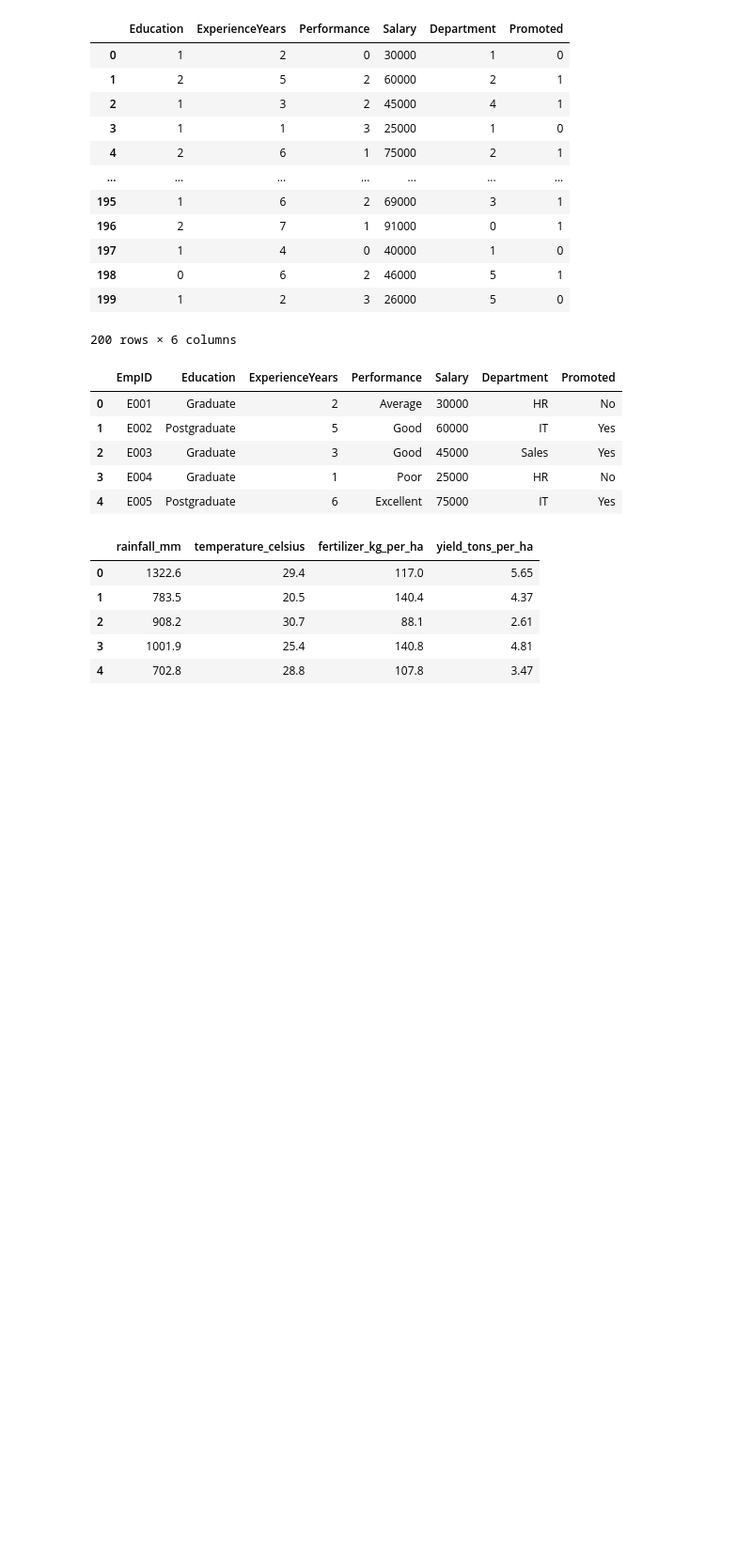
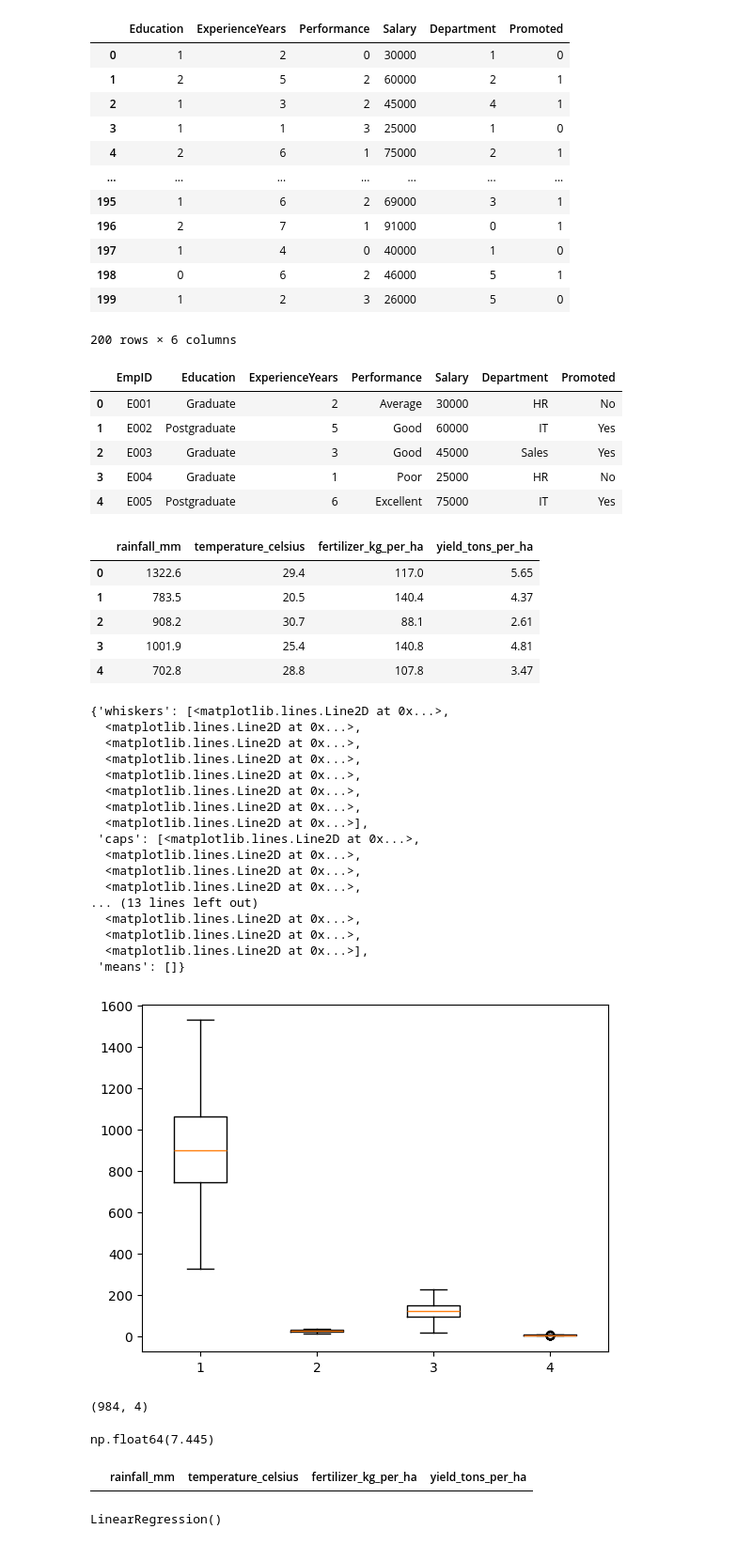
Before and after one commit to roshan-pardeshi/machine-learning, a Jupyter notebook: machine learning/day_14.ipynb, the cells around one changed output. Shown at 94% size. Saved outputs shown, nothing was run; the diff lists cells and outputs as text; code cells hidden in the pictures; blank space fills up the shorter version.

```diff
--- a/machine learning/day_14.ipynb
+++ b/machine learning/day_14.ipynb
@@ -207,4 +207,23 @@ df.head()
 | 3 | 1001.9 | 25.4 | 140.8 | 4.81 |
 | 4 | 702.8 | 28.8 | 107.8 | 3.47 |
 # %%
-x = df[[
+plt.boxplot(df[["rainfall_mm","temperature_celsius","fertilizer_kg_per_ha","yield_tons_per_ha"]])
+# %% [output]
+{'whiskers': [<matplotlib.lines.Line2D at 0x...>,
+  <matplotlib.lines.Line2D at 0x...>,
+  <matplotlib.lines.Line2D at 0x...>,
+  <matplotlib.lines.Line2D at 0x...>,
+  <matplotlib.lines.Line2D at 0x...>,
+  <matplotlib.lines.Line2D at 0x...>,
+  <matplotlib.lines.Line2D at 0x...>,
+  <matplotlib.lines.Line2D at 0x...>],
+ 'caps': [<matplotlib.lines.Line2D at 0x...>,
+  <matplotlib.lines.Line2D at 0x...>,
+  <matplotlib.lines.Line2D at 0x...>,
+  <matplotlib.lines.Line2D at 0x...>,
+... (13 lines left out)
+  <matplotlib.lines.Line2D at 0x...>,
+  <matplotlib.lines.Line2D at 0x...>,
+  <matplotlib.lines.Line2D at 0x...>],
+ 'means': []}
+[figure, added]
@@ -210,0 +240,4 @@ x = df[[
+# %%
+df.shape
+# %% [output]
+(984, 4)
@@ -210,0 +266,15 @@ x = df[[
+# %%
+q1 = df["yield_tons_per_ha"].quantile(0.25)
+q3 = df["yield_tons_per_ha"].quantile(0.75)
+iqr = q3-q1
+
+low = q1-1.5*(iqr)
+high = q3+1.5*(iqr)
+
+df.drop(df[(df["yield_tons_per_ha"]<low)|(df["yield_tons_per_ha"]>high)].index,inplace=True)
+# %% [output]
+np.float64(7.445)
+# %%
+df[(df["yield_tons_per_ha"]<low)|(df["yield_tons_per_ha"]>high)]
+# %% [output]
+|  | rainfall_mm | temperature_celsius | fertilizer_kg_per_ha | yield_tons_per_ha |
@@ -210,0 +293,4 @@ x = df[[
+# %%
+model.fit(x_train,y_train)
+# %% [output]
+LinearRegression()
```
Also changed, not shown: parts of 16 cells of this notebook.
